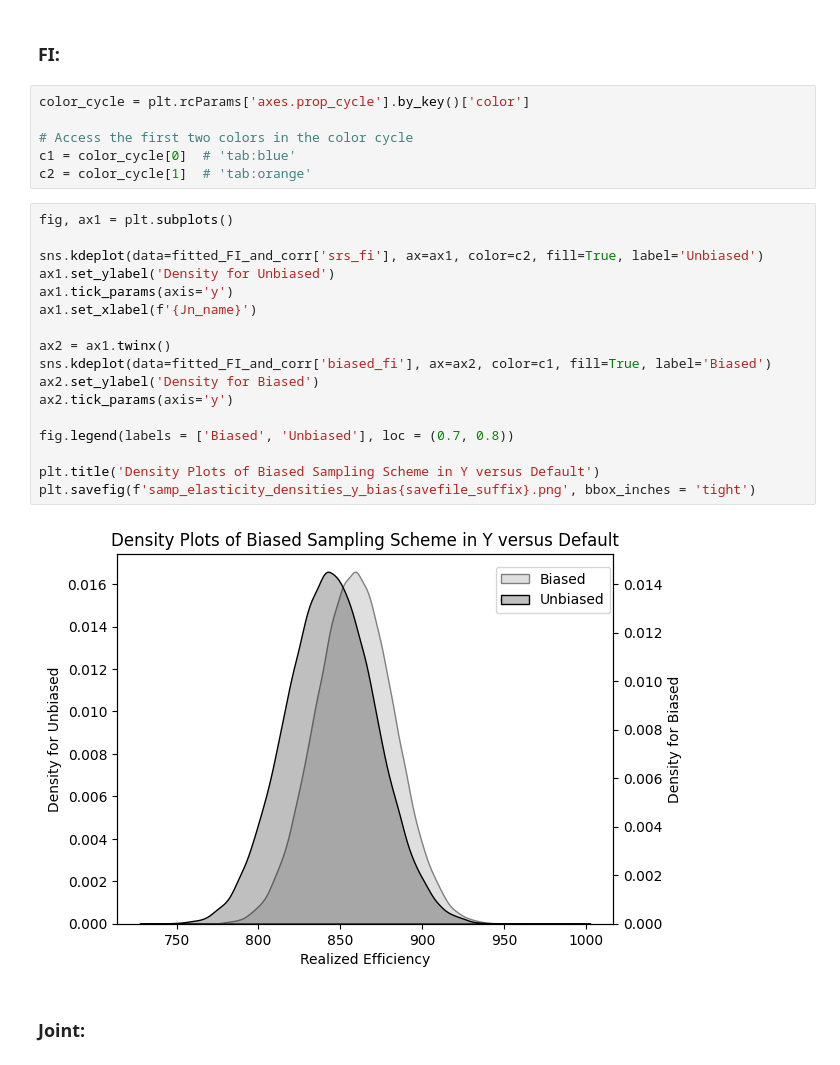
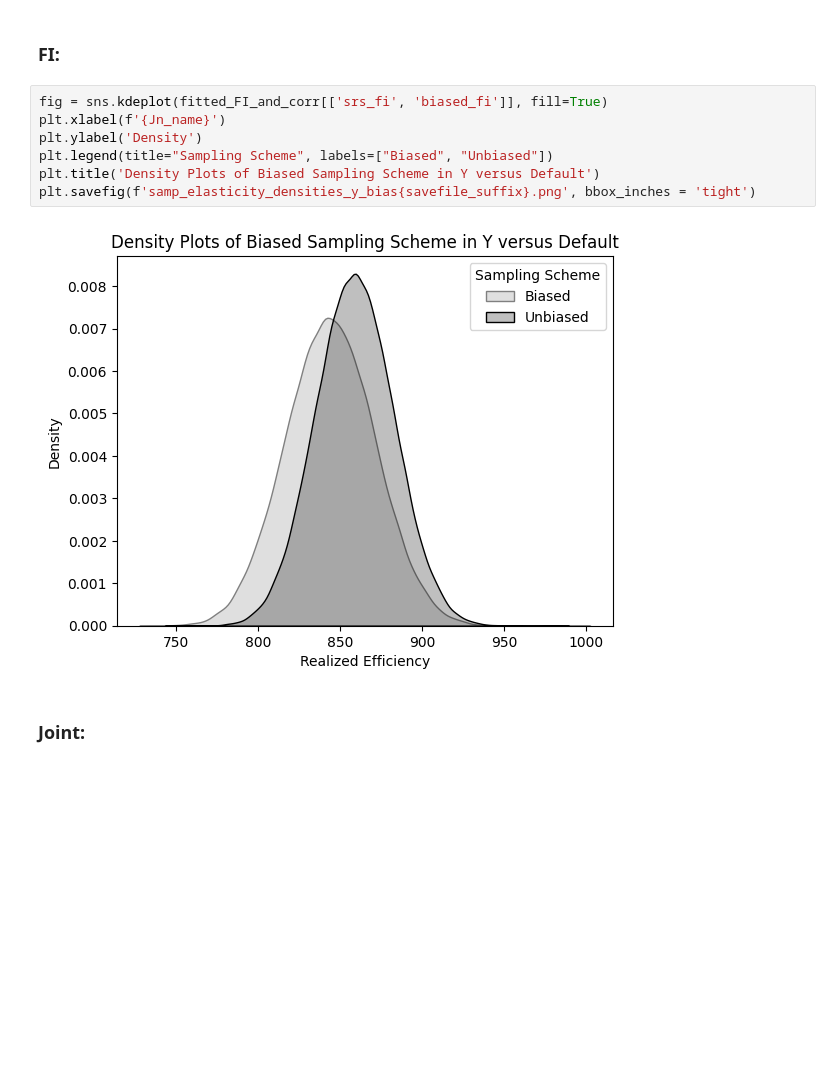
Before and after one commit to homage-to-the-square/exact-error-attributions, a Jupyter notebook: OLS Example Cases - Sec 4.1/OLS - Plot Everything.ipynb, the cells around one changed output. Drawn from its saved outputs; the diff is of its cells as text; blank space fills up the shorter version.

Commit message:
Clean up GLM: DDC vs Sample Elasticity Code
idem.

```diff
--- a/OLS Example Cases - Sec 4.1/OLS - Plot Everything.ipynb
+++ b/OLS Example Cases - Sec 4.1/OLS - Plot Everything.ipynb
@@ -47,31 +47,15 @@ plt.savefig(f'ddc_densities_y_bias{savefile_suffix}.png', bbox_inches = 'tight')
 [figure]
 # %% [markdown]
 ### FI:
-# %%
-color_cycle = plt.rcParams['axes.prop_cycle'].by_key()['color']
-
-# Access the first two colors in the color cycle
-c1 = color_cycle[0]  # 'tab:blue'
-c2 = color_cycle[1]  # 'tab:orange'
-# %%
-fig, ax1 = plt.subplots()
-
-sns.kdeplot(data=fitted_FI_and_corr['srs_fi'], ax=ax1, color=c2, fill=True, label='Unbiased')
-ax1.set_ylabel('Density for Unbiased')
-ax1.tick_params(axis='y')
-ax1.set_xlabel(f'{Jn_name}')
-
-ax2 = ax1.twinx()
-sns.kdeplot(data=fitted_FI_and_corr['biased_fi'], ax=ax2, color=c1, fill=True, label='Biased')
-ax2.set_ylabel('Density for Biased')
-ax2.tick_params(axis='y')
-
-fig.legend(labels = ['Biased', 'Unbiased'], loc = (0.7, 0.8))
-
-plt.title('Density Plots of Biased Sampling Scheme in Y versus Default')
-plt.savefig(f'samp_elasticity_densities_y_bias{savefile_suffix}.png', bbox_inches = 'tight')
-# %% [output]
-[figure, removed]
+# %%
+fig = sns.kdeplot(fitted_FI_and_corr[['srs_fi', 'biased_fi']], fill=True)
+plt.xlabel(f'{Jn_name}')
+plt.ylabel('Density')
+plt.legend(title="Sampling Scheme", labels=["Biased", "Unbiased"])
+plt.title('Density Plots of Biased Sampling Scheme in Y versus Default')
+plt.savefig(f'samp_elasticity_densities_y_bias{savefile_suffix}.png', bbox_inches = 'tight')
+# %% [output]
+[figure, added]
 # %% [markdown]
 ### Joint:
 # %%
```
Also changed, not shown: 35 other files.
